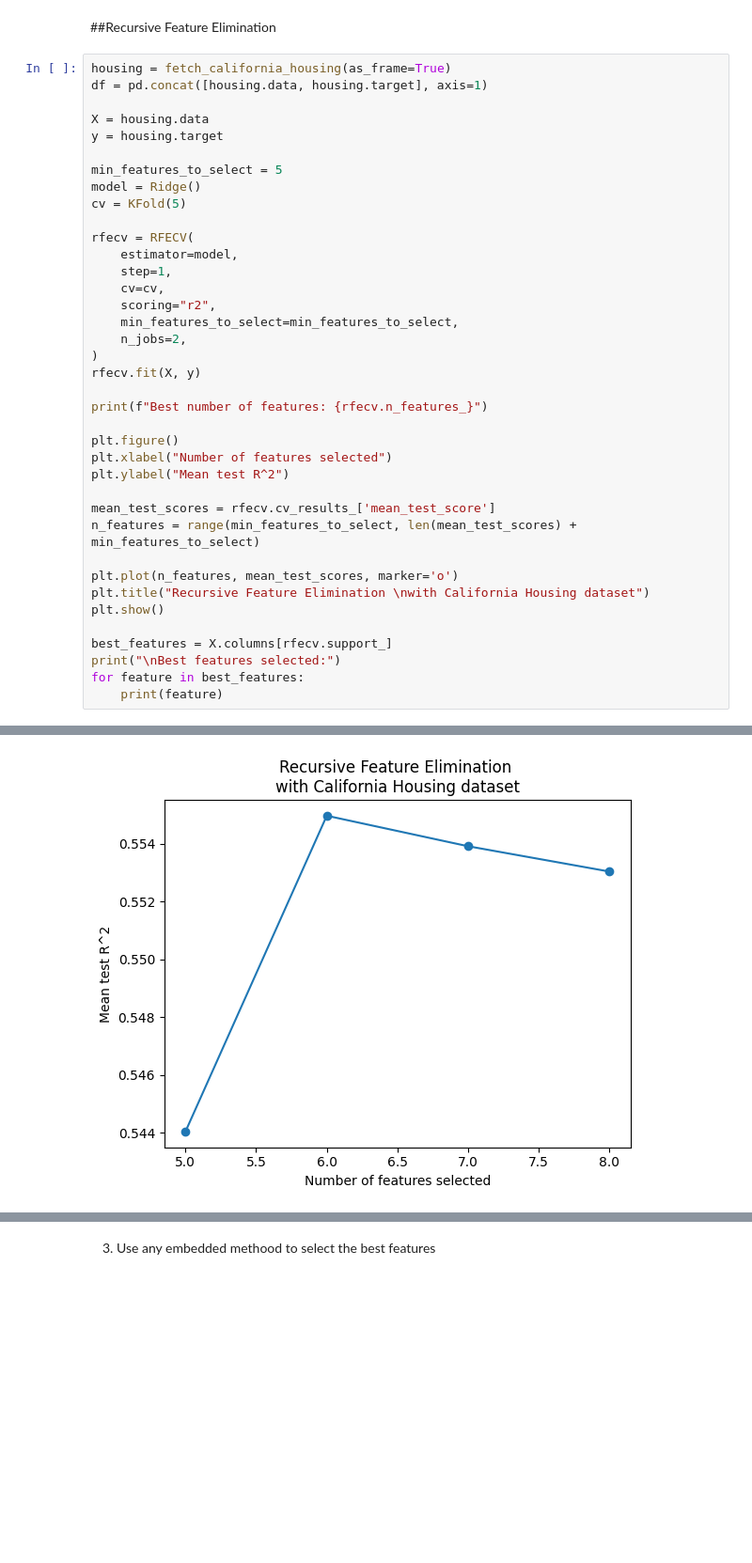
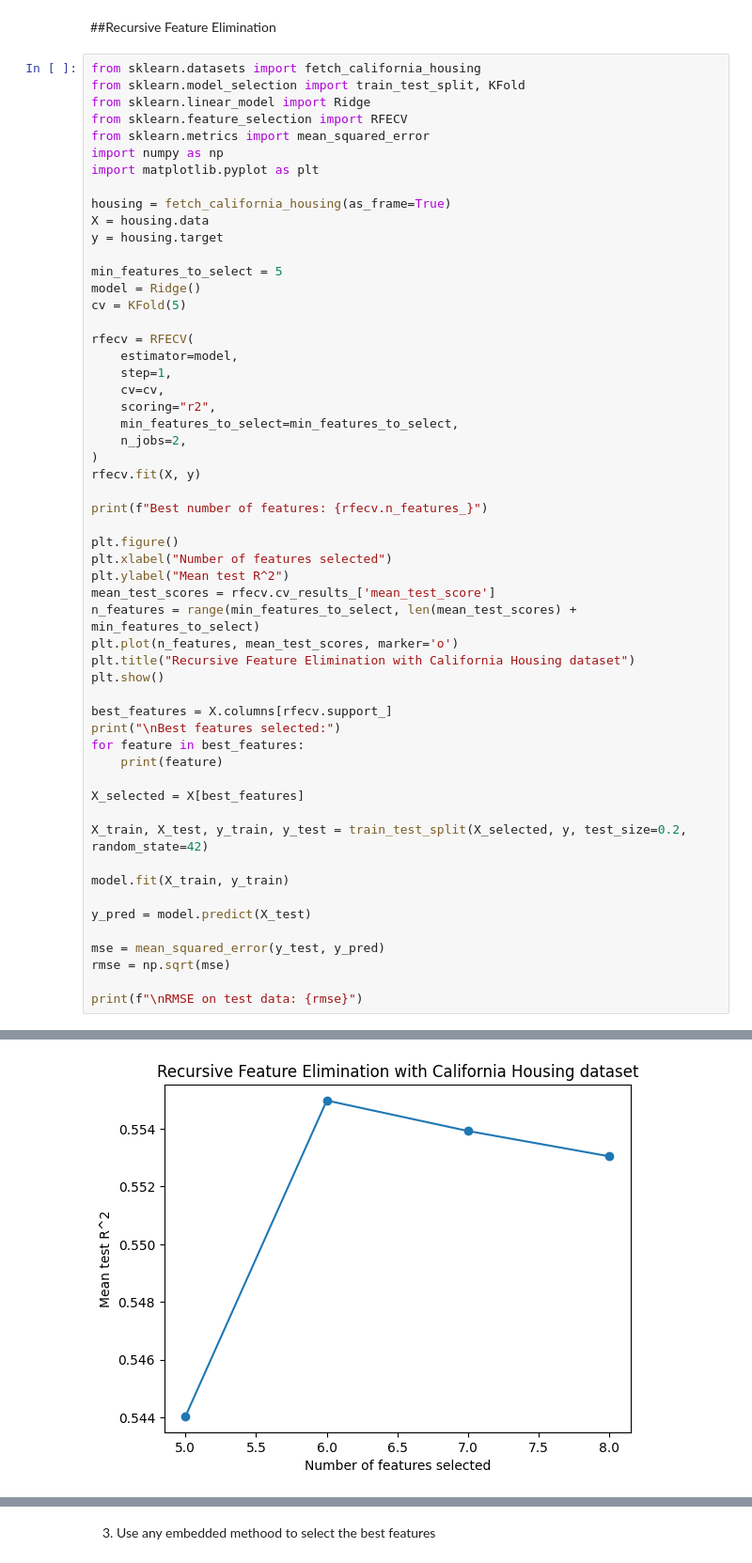
Before and after one commit to rachocr/CCADMACL_EXERCISES_COM222ML, a Jupyter notebook: Exercise1.ipynb, the cells around one changed output, grey strips where cells are left out. Shown at 94% size. Saved outputs shown, nothing was run; the diff lists cells and outputs as text; blank space fills up the shorter version.

```diff
--- a/Exercise1.ipynb
+++ b/Exercise1.ipynb
@@ -75,46 +87,63 @@ Index(['Longitude', 'MedInc', 'Latitude', 'AveRooms', 'AveOccup'], dtype='object
 # %% [markdown]
 ##Recursive Feature Elimination
 # %%
+from sklearn.datasets import fetch_california_housing
+from sklearn.model_selection import train_test_split, KFold
+from sklearn.linear_model import Ridge
+from sklearn.feature_selection import RFECV
+from sklearn.metrics import mean_squared_error
+import numpy as np
+import matplotlib.pyplot as plt
+
 housing = fetch_california_housing(as_frame=True)
-df = pd.concat([housing.data, housing.target], axis=1)
-
 X = housing.data
 y = housing.target
 
 min_features_to_select = 5
 model = Ridge()
 cv = KFold(5)
 
 rfecv = RFECV(
     estimator=model,
     step=1,
     cv=cv,
     scoring="r2",
     min_features_to_select=min_features_to_select,
     n_jobs=2,
 )
 rfecv.fit(X, y)
 
 print(f"Best number of features: {rfecv.n_features_}")
 
 plt.figure()
 plt.xlabel("Number of features selected")
 plt.ylabel("Mean test R^2")
-
 mean_test_scores = rfecv.cv_results_['mean_test_score']
 n_features = range(min_features_to_select, len(mean_test_scores) + min_features_to_select)
-
 plt.plot(n_features, mean_test_scores, marker='o')
-plt.title("Recursive Feature Elimination \nwith California Housing dataset")
+plt.title("Recursive Feature Elimination with California Housing dataset")
 plt.show()
 
 best_features = X.columns[rfecv.support_]
 print("\nBest features selected:")
 for feature in best_features:
     print(feature)
+
+X_selected = X[best_features]
+
+X_train, X_test, y_train, y_test = train_test_split(X_selected, y, test_size=0.2, random_state=42)
+
+model.fit(X_train, y_train)
+
+y_pred = model.predict(X_test)
+
+mse = mean_squared_error(y_test, y_pred)
+rmse = np.sqrt(mse)
+
+print(f"\nRMSE on test data: {rmse}")
 # %% [output]
 Best number of features: 6
-[figure, old version]
+[figure, new version]
 Best features selected:
 MedInc
 HouseAge
```
Also changed, not shown: parts of 6 cells of this notebook.
